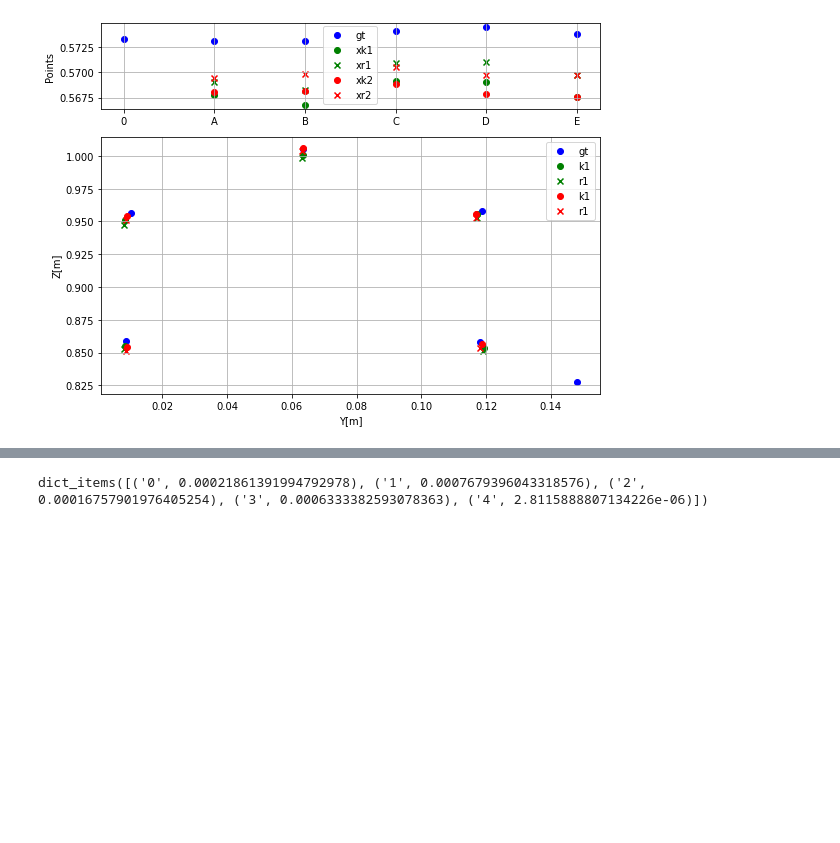
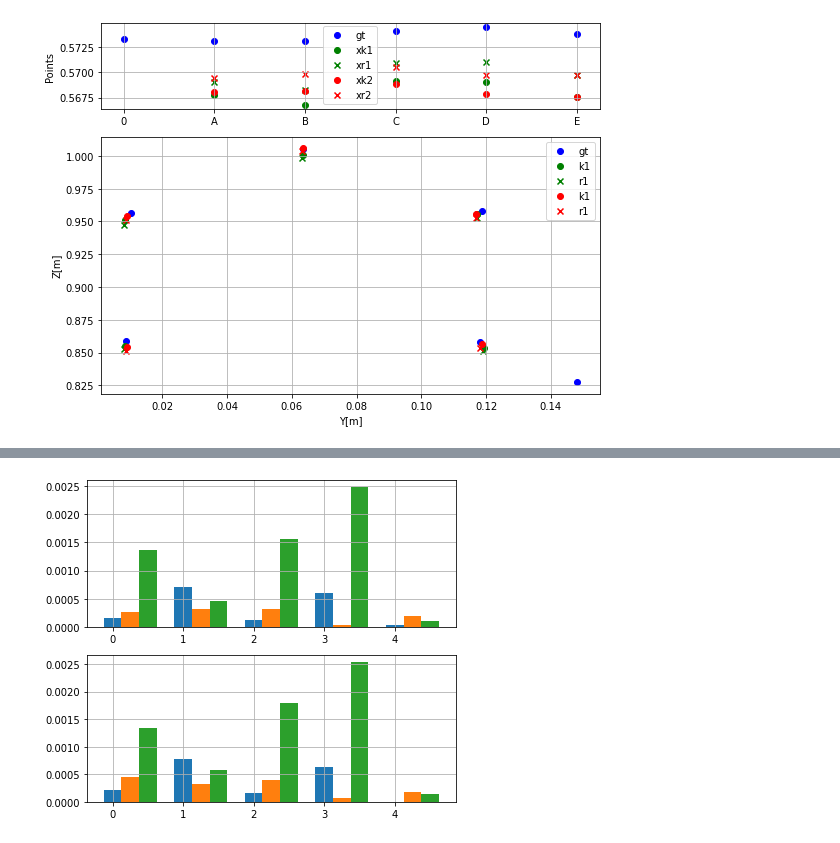
Before and after one commit to fzoric8/ros_utils, a Jupyter notebook: play/ClickMark.ipynb, the cells around one changed output, grey strips where cells are left out. Cells and saved outputs as stored; diff of their text form; code cells hidden in the pictures; blank space fills up the shorter version.

```diff
--- a/play/ClickMark.ipynb
+++ b/play/ClickMark.ipynb
@@ -287,6 +287,9 @@ def get_std_dev(collection):
     for key in collection.keys():
         std_dev[key] = np.std(collection[key])
     return std_dev
+
+def convert_dict_to_list(dict_):
+    return [x[1] for x in dict_.items()]
 # %%
 xm_col = get_collection(xm)
 ym_col = get_collection(ym)
@@ -301,7 +304,42 @@ zr_col = get_collection(zr)
 xr_std_dev = get_std_dev(xr_col)
 yr_std_dev = get_std_dev(yr_col)
 zr_std_dev = get_std_dev(zr_col)
-# %%
-print(xr_std_dev.items())
-# %% [output]
-dict_items([('0', 0.00021861391994792978), ('1', 0.0007679396043318576), ('2', 0.00016757901976405254), ('3', 0.0006333382593078363), ('4', 2.8115888807134226e-06)])
+# %%
+xm_std = convert_dict_to_list(xm_std_dev)
+ym_std = convert_dict_to_list(ym_std_dev)
+zm_std = convert_dict_to_list(zm_std_dev)
+xr_std = convert_dict_to_list(xr_std_dev)
+yr_std = convert_dict_to_list(yr_std_dev)
+zr_std = convert_dict_to_list(zr_std_dev)
+# %%
+import matplotlib.pyplot as plt
+import numpy as np
+
+# Assuming you have data for four points in the form of lists
+# Replace these lists with your actual data
+points = ['A', 'B', 'C', 'D', "E"]
+
+# Create subplots
+fig, axs = plt.subplots(2, 1, figsize=(6, 5))
+
+# Plotting
+bar_width = 0.25
+index = np.arange(len(points))
+axs[0].bar(index, xm_std, bar_width, label='X')
+axs[0].bar(index + bar_width, ym_std, bar_width, label='Y')
+axs[0].bar(index + 2 * bar_width, zm_std, bar_width, label='Z')
+axs[0].grid()
+axs[1].bar(index, xr_std, bar_width, label='X')
+axs[1].bar(index + bar_width, yr_std, bar_width, label='Y')
+axs[1].bar(index + 2 * bar_width, zr_std, bar_width, label='Z')
+axs[1].grid()
+#axs[0].xlabel('Points')
+#axs[0].ylabel('Standard Deviation')
+#axs[0].title('Standard Deviation of X, Y, Z at Different Points')
+#axs[0].xticks(index + bar_width, points)
+#axs[0].legend()
+
+plt.tight_layout()
+plt.show()
+# %% [output]
+[figure, added]
```
Also changed, not shown: parts of 4 cells of this notebook.
